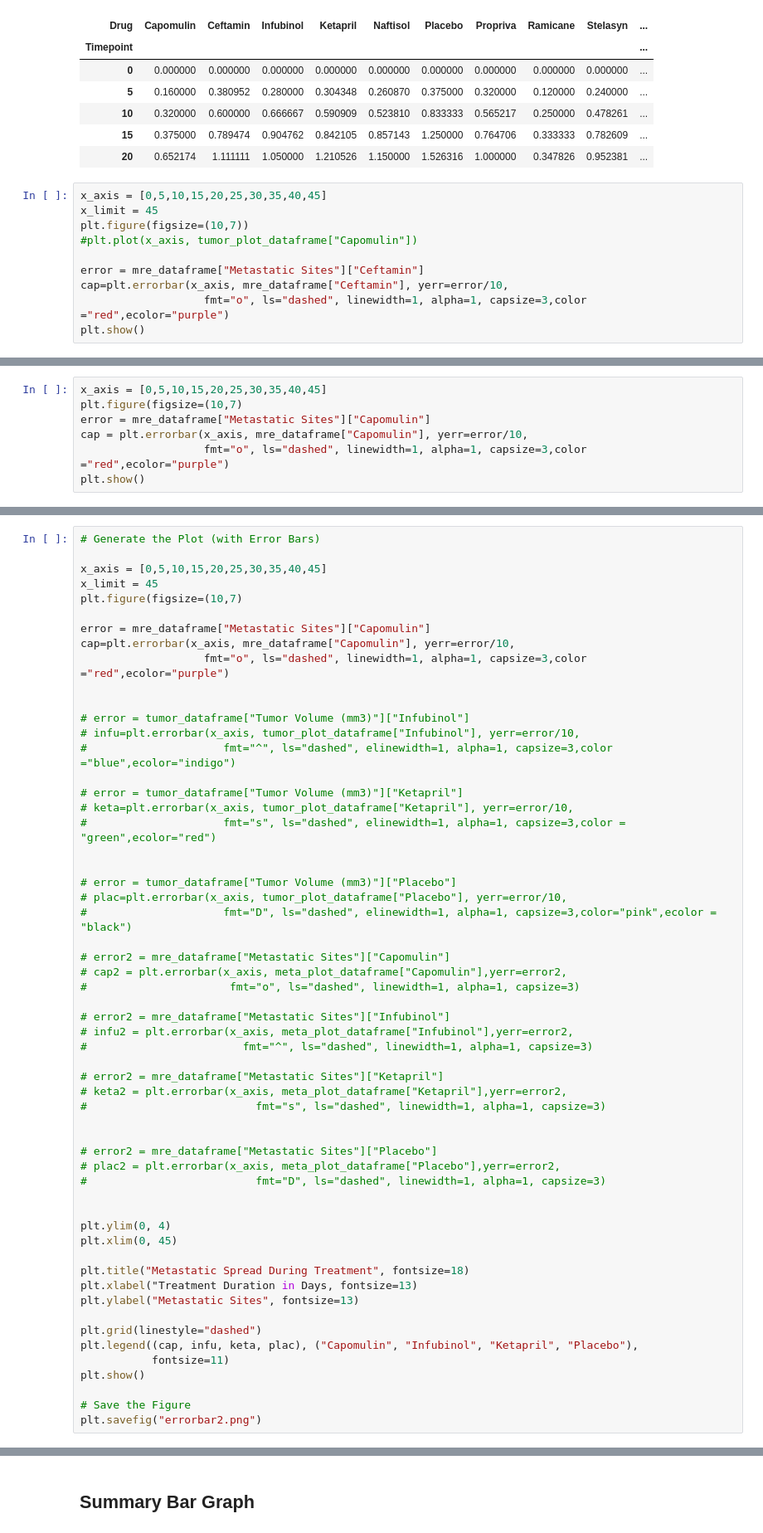
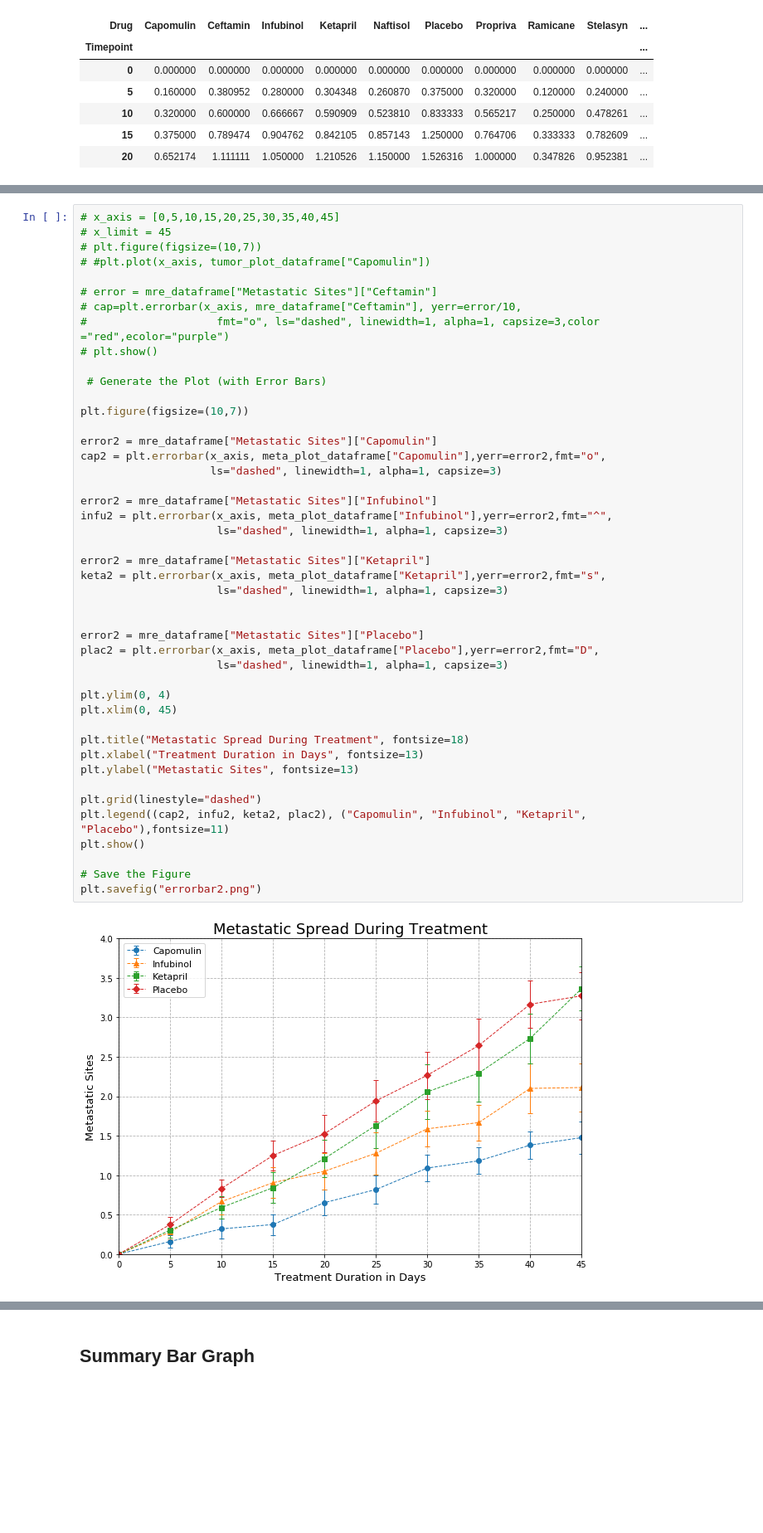
Before and after one commit to Nemeiralal/MatplotlibHW, a Jupyter notebook: pymaceuticals_starter.ipynb, the cells around one changed output, grey strips where cells are left out. Shown at 83% size. Cells and saved outputs as stored; diff of their text form; blank space fills up the shorter version.

```diff
--- a/pymaceuticals_starter.ipynb
+++ b/pymaceuticals_starter.ipynb
@@ -165,13 +184,3 @@ meta_plot_dataframe.head()
 | 10 | 0.320000 | 0.600000 | 0.666667 | 0.590909 | 0.523810 | 0.833333 | 0.565217 | 0.250000 | 0.478261 | ... |
 | 15 | 0.375000 | 0.789474 | 0.904762 | 0.842105 | 0.857143 | 1.250000 | 0.764706 | 0.333333 | 0.782609 | ... |
 | 20 | 0.652174 | 1.111111 | 1.050000 | 1.210526 | 1.150000 | 1.526316 | 1.000000 | 0.347826 | 0.952381 | ... |
-# %%
-x_axis = [0,5,10,15,20,25,30,35,40,45]
-x_limit = 45
-plt.figure(figsize=(10,7))
-#plt.plot(x_axis, tumor_plot_dataframe["Capomulin"])
-
-error = mre_dataframe["Metastatic Sites"]["Ceftamin"]
-cap=plt.errorbar(x_axis, mre_dataframe["Ceftamin"], yerr=error/10,
-                   fmt="o", ls="dashed", linewidth=1, alpha=1, capsize=3,color ="red",ecolor="purple")
-plt.show()
@@ -181,7 +186,0 @@ KeyError: 'Ceftamin'
-# %%
-x_axis = [0,5,10,15,20,25,30,35,40,45]
-plt.figure(figsize=(10,7)
-error = mre_dataframe["Metastatic Sites"]["Capomulin"]
-cap = plt.errorbar(x_axis, mre_dataframe["Capomulin"], yerr=error/10,
-                   fmt="o", ls="dashed", linewidth=1, alpha=1, capsize=3,color ="red",ecolor="purple")
-plt.show()
@@ -190,58 +187,47 @@ SyntaxError: invalid syntax (<ipython-input-57-175862094809>, line 3)
 # %%
-# Generate the Plot (with Error Bars)
+# x_axis = [0,5,10,15,20,25,30,35,40,45]
+# x_limit = 45
+# plt.figure(figsize=(10,7))
+# #plt.plot(x_axis, tumor_plot_dataframe["Capomulin"])
 
-x_axis = [0,5,10,15,20,25,30,35,40,45]
-x_limit = 45
-plt.figure(figsize=(10,7)
+# error = mre_dataframe["Metastatic Sites"]["Ceftamin"]
+# cap=plt.errorbar(x_axis, mre_dataframe["Ceftamin"], yerr=error/10,
+#                    fmt="o", ls="dashed", linewidth=1, alpha=1, capsize=3,color ="red",ecolor="purple")
+# plt.show()
 
-error = mre_dataframe["Metastatic Sites"]["Capomulin"]
-cap=plt.errorbar(x_axis, mre_dataframe["Capomulin"], yerr=error/10,
-                   fmt="o", ls="dashed", linewidth=1, alpha=1, capsize=3,color ="red",ecolor="purple")
+ # Generate the Plot (with Error Bars)
+
+plt.figure(figsize=(10,7))
+
+error2 = mre_dataframe["Metastatic Sites"]["Capomulin"]
+cap2 = plt.errorbar(x_axis, meta_plot_dataframe["Capomulin"],yerr=error2,fmt="o",
+                    ls="dashed", linewidth=1, alpha=1, capsize=3)
+
+error2 = mre_dataframe["Metastatic Sites"]["Infubinol"]
+infu2 = plt.errorbar(x_axis, meta_plot_dataframe["Infubinol"],yerr=error2,fmt="^",
+                     ls="dashed", linewidth=1, alpha=1, capsize=3)
+
+error2 = mre_dataframe["Metastatic Sites"]["Ketapril"]
+keta2 = plt.errorbar(x_axis, meta_plot_dataframe["Ketapril"],yerr=error2,fmt="s",
+                     ls="dashed", linewidth=1, alpha=1, capsize=3)
 
 
-# error = tumor_dataframe["Tumor Volume (mm3)"]["Infubinol"]
-# infu=plt.errorbar(x_axis, tumor_plot_dataframe["Infubinol"], yerr=error/10,
-#                     fmt="^", ls="dashed", elinewidth=1, alpha=1, capsize=3,color ="blue",ecolor="indigo")
-
-# error = tumor_dataframe["Tumor Volume (mm3)"]["Ketapril"]
-# keta=plt.errorbar(x_axis, tumor_plot_dataframe["Ketapril"], yerr=error/10,
-#                     fmt="s", ls="dashed", elinewidth=1, alpha=1, capsize=3,color = "green",ecolor="red")
-
-
-# error = tumor_dataframe["Tumor Volume (mm3)"]["Placebo"]
-# plac=plt.errorbar(x_axis, tumor_plot_dataframe["Placebo"], yerr=error/10,
-#                     fmt="D", ls="dashed", elinewidth=1, alpha=1, capsize=3,color="pink",ecolor = "black")
-
-# error2 = mre_dataframe["Metastatic Sites"]["Capomulin"]
-# cap2 = plt.errorbar(x_axis, meta_plot_dataframe["Capomulin"],yerr=error2,
-#                      fmt="o", ls="dashed", linewidth=1, alpha=1, capsize=3)
-
-# error2 = mre_dataframe["Metastatic Sites"]["Infubinol"]
-# infu2 = plt.errorbar(x_axis, meta_plot_dataframe["Infubinol"],yerr=error2,
-#                        fmt="^", ls="dashed", linewidth=1, alpha=1, capsize=3)
-
-# error2 = mre_dataframe["Metastatic Sites"]["Ketapril"]
-# keta2 = plt.errorbar(x_axis, meta_plot_dataframe["Ketapril"],yerr=error2,
-#                          fmt="s", ls="dashed", linewidth=1, alpha=1, capsize=3)
-
-
-# error2 = mre_dataframe["Metastatic Sites"]["Placebo"]
-# plac2 = plt.errorbar(x_axis, meta_plot_dataframe["Placebo"],yerr=error2,
-#                          fmt="D", ls="dashed", linewidth=1, alpha=1, capsize=3)
-
+error2 = mre_dataframe["Metastatic Sites"]["Placebo"]
+plac2 = plt.errorbar(x_axis, meta_plot_dataframe["Placebo"],yerr=error2,fmt="D",
+                     ls="dashed", linewidth=1, alpha=1, capsize=3)
 
 plt.ylim(0, 4)
 plt.xlim(0, 45)
 
 plt.title("Metastatic Spread During Treatment", fontsize=18)
-plt.xlabel("Treatment Duration in Days, fontsize=13)
+plt.xlabel("Treatment Duration in Days", fontsize=13)
 plt.ylabel("Metastatic Sites", fontsize=13)
 
 plt.grid(linestyle="dashed")
-plt.legend((cap, infu, keta, plac), ("Capomulin", "Infubinol", "Ketapril", "Placebo"),
-           fontsize=11)
+plt.legend((cap2, infu2, keta2, plac2), ("Capomulin", "Infubinol", "Ketapril", "Placebo"),fontsize=11)
 plt.show()
 
 # Save the Figure
 plt.savefig("errorbar2.png")
 # %% [output]
+[figure, added]
```
Also changed, not shown: parts of 11 cells of this notebook, 2 other files.
